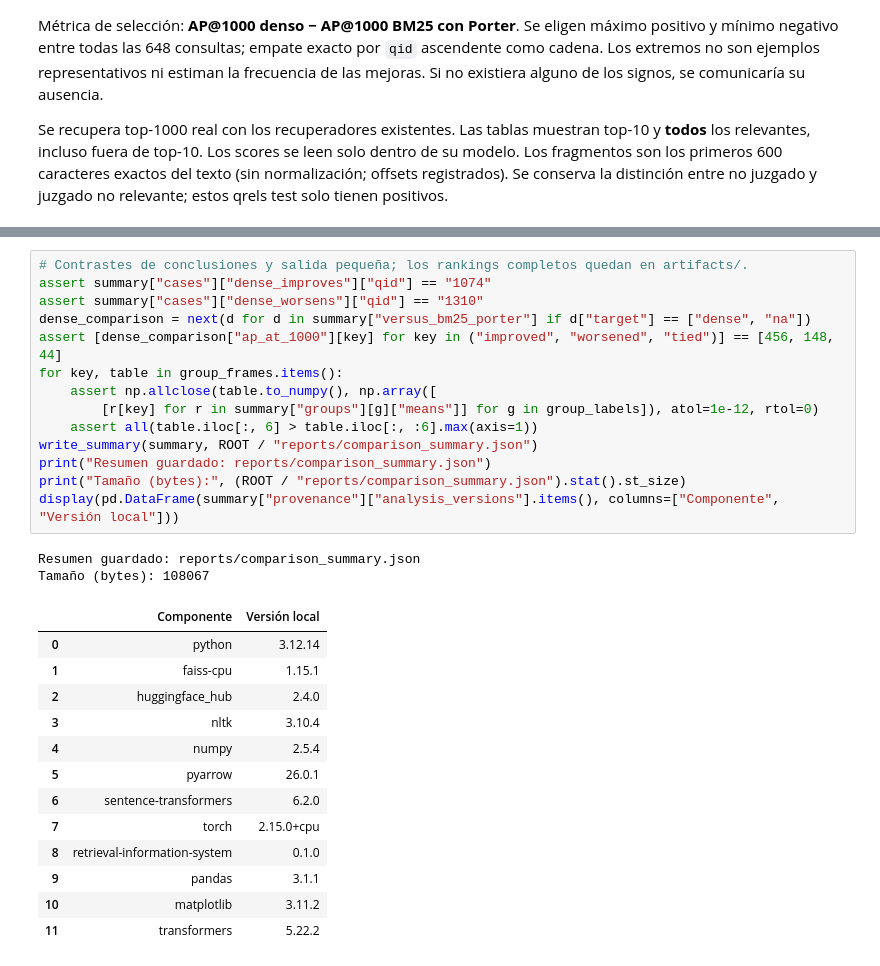
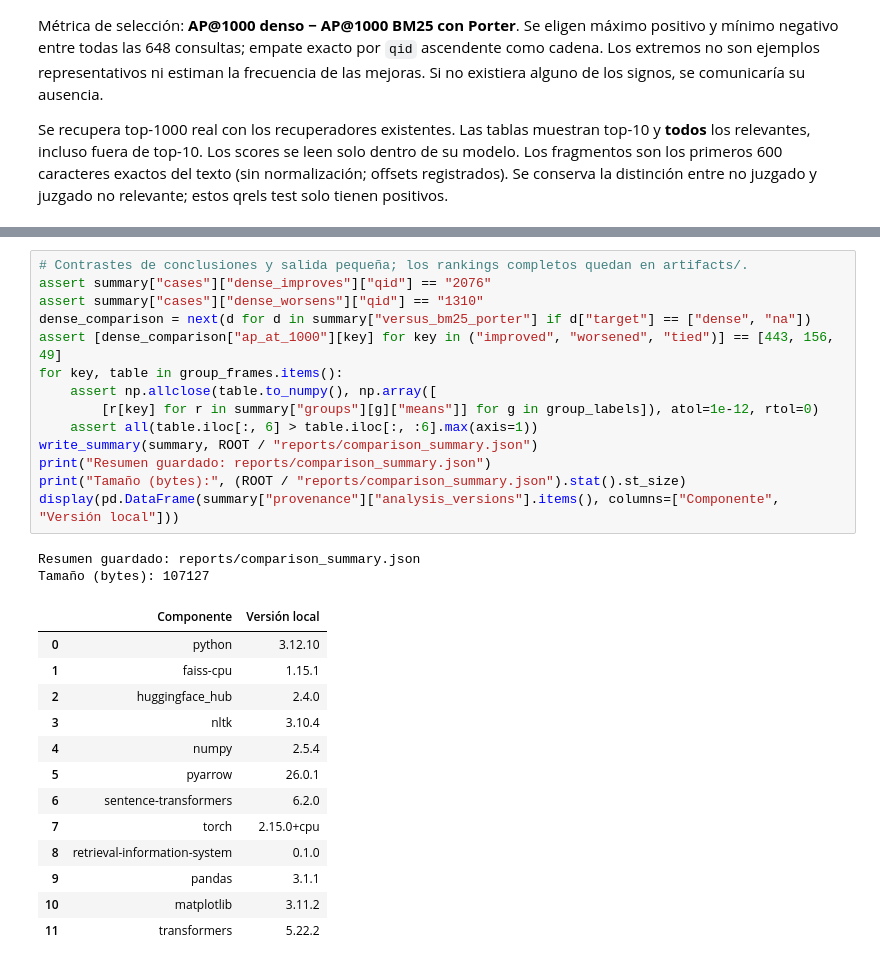
Before and after one commit to Vladimirjon/Retrieval_Information_System, a Jupyter notebook: notebooks/12_analisis_modelos.ipynb, the cells around one changed output, grey strips where cells are left out. Drawn from its saved outputs; the diff is of its cells as text.

```diff
--- a/notebooks/12_analisis_modelos.ipynb
+++ b/notebooks/12_analisis_modelos.ipynb
@@ -462,23 +473,23 @@ denso por carecer de juicio. Ningún score se compara entre modelos.
   Ruff y pytest. No hay comprobación del despliegue en esta issue.
 # %%
 # Contrastes de conclusiones y salida pequeña; los rankings completos quedan en artifacts/.
-assert summary["cases"]["dense_improves"]["qid"] == "1074"
+assert summary["cases"]["dense_improves"]["qid"] == "2076"
 assert summary["cases"]["dense_worsens"]["qid"] == "1310"
 dense_comparison = next(d for d in summary["versus_bm25_porter"] if d["target"] == ["dense", "na"])
-assert [dense_comparison["ap_at_1000"][key] for key in ("improved", "worsened", "tied")] == [456, 148, 44]
+assert [dense_comparison["ap_at_1000"][key] for key in ("improved", "worsened", "tied")] == [443, 156, 49]
 for key, table in group_frames.items():
     assert np.allclose(table.to_numpy(), np.array([
         [r[key] for r in summary["groups"][g]["means"]] for g in group_labels]), atol=1e-12, rtol=0)
     assert all(table.iloc[:, 6] > table.iloc[:, :6].max(axis=1))
 write_summary(summary, ROOT / "reports/comparison_summary.json")
 print("Resumen guardado: reports/comparison_summary.json")
 print("Tamaño (bytes):", (ROOT / "reports/comparison_summary.json").stat().st_size)
 display(pd.DataFrame(summary["provenance"]["analysis_versions"].items(), columns=["Componente", "Versión local"]))
 # %% [output]
 Resumen guardado: reports/comparison_summary.json
-Tamaño (bytes): 108067
+Tamaño (bytes): 107127
 |  | Componente | Versión local |
-| 0 | python | 3.12.14 |
+| 0 | python | 3.12.10 |
 | 1 | faiss-cpu | 1.15.1 |
 | 2 | huggingface_hub | 2.4.0 |
 | 3 | nltk | 3.10.4 |
```
Also changed, not shown: parts of 8 cells of this notebook, 14 other files.
